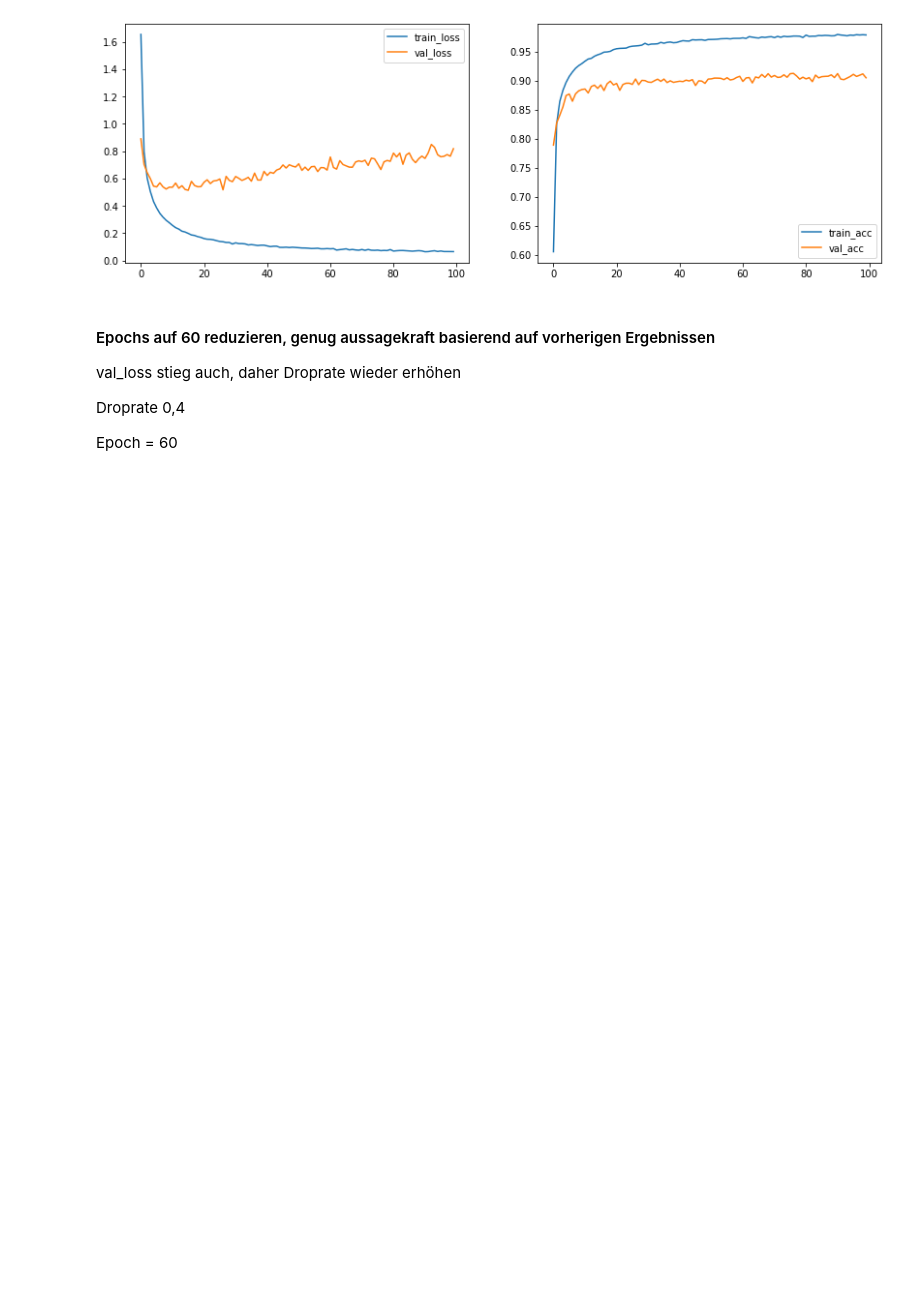
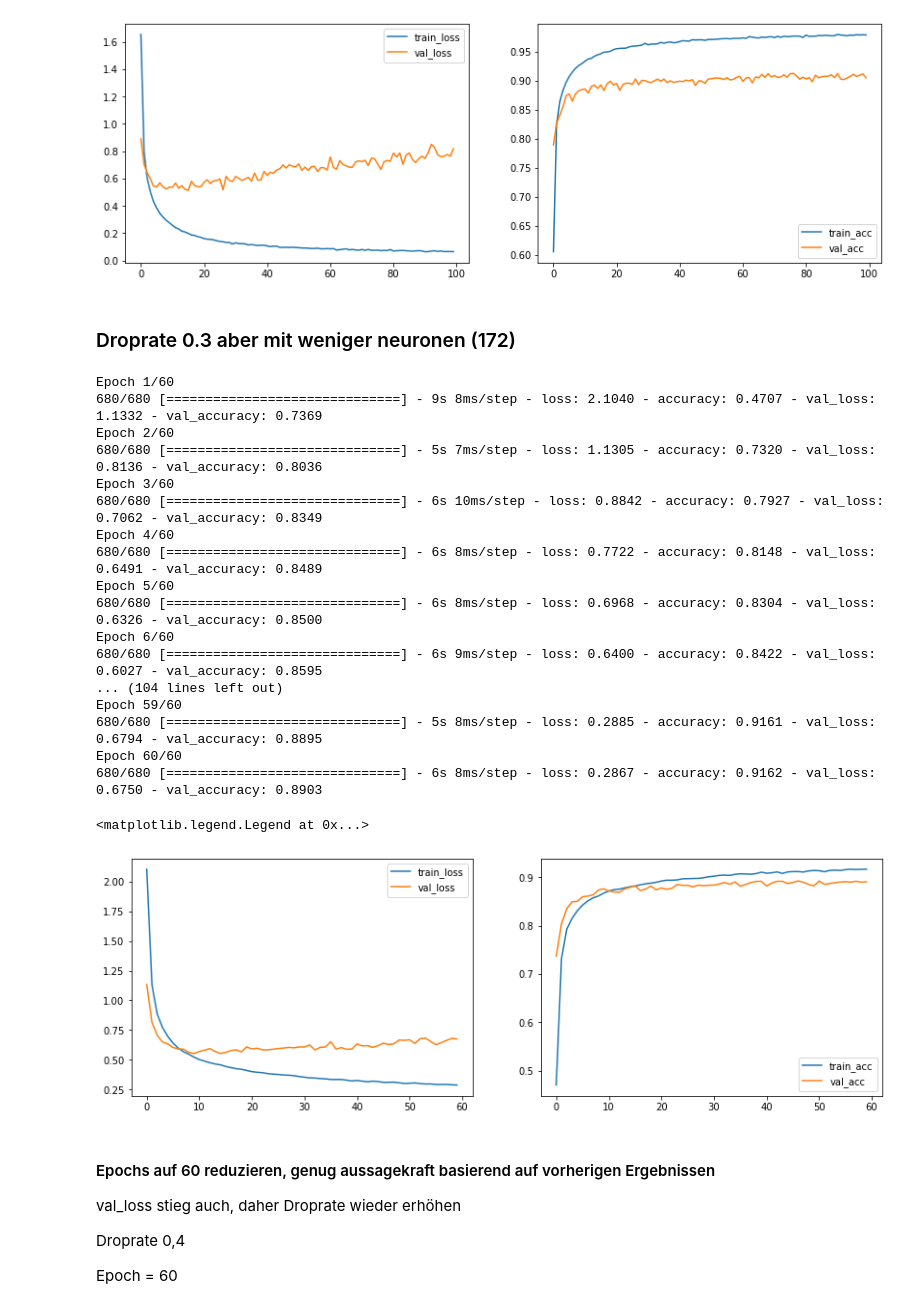
Before and after one commit to nmaaiken/neuro_modularbeit, a Jupyter notebook: 1_Hidden_Layer.ipynb, the cells around one changed output. Saved outputs shown, nothing was run; the diff lists cells and outputs as text; code cells hidden in the pictures; blank space fills up the shorter version.

```diff
--- a/1_Hidden_Layer.ipynb
+++ b/1_Hidden_Layer.ipynb
@@ -402,6 +510,62 @@ Epoch 100/100
 680/680 [==============================] - 8s 11ms/step - loss: 0.0652 - accuracy: 0.9793 - val_loss: 0.8178 - val_accuracy: 0.9053
 <matplotlib.legend.Legend at 0x...>
 [figure]
+# %% [markdown]
+### Droprate 0.3 aber mit weniger neuronen (172)
+# %%
+# Definition Topologie des Netzes
+three_layer_mlp_dropout_30 = Sequential()
+three_layer_mlp_dropout_30.add(Dense(172, activation ='relu', input_dim=1024))
+three_layer_mlp_dropout_30.add(Dropout(0.3))
+three_layer_mlp_dropout_30.add(Dense(43, activation='softmax'))
+
+#Lernprozess konfigurieren
+three_layer_mlp_dropout_30.compile(loss='categorical_crossentropy',
+              optimizer='adam',
+              metrics=['accuracy'])
+
+
+# Modell trainieren
+three_layer_mlp_dropout_30_history = three_layer_mlp_dropout_30.fit(x_train_gray, y_train_gray,
+          epochs=60, #Anzahl Trainingsepochen
+          batch_size=128, #Batch-Size
+          verbose=1,
+          validation_data=(x_test_gray, y_test_gray))
+
+
+#plt.plot(dnn_no_dropout_history.history['accuracy'], label='train_acc')
+#plt.plot(dnn_no_dropout_history.history['val_accuracy'], label='val_acc')
+plt.figure(figsize=(14,10))
+
+plt.subplot(221)
+plt.plot(three_layer_mlp_dropout_30_history.history['loss'], label='train_loss')
+plt.plot(three_layer_mlp_dropout_30_history.history['val_loss'], label='val_loss')
+plt.legend(['train_loss', 'val_loss'])
+
+plt.subplot(222)
+plt.plot(three_layer_mlp_dropout_30_history.history['accuracy'], label='train_acc')
+plt.plot(three_layer_mlp_dropout_30_history.history['val_accuracy'], label='val_acc')
+plt.legend(['train_acc', 'val_acc'])
+# %% [output]
+Epoch 1/60
+680/680 [==============================] - 9s 8ms/step - loss: 2.1040 - accuracy: 0.4707 - val_loss: 1.1332 - val_accuracy: 0.7369
+Epoch 2/60
+680/680 [==============================] - 5s 7ms/step - loss: 1.1305 - accuracy: 0.7320 - val_loss: 0.8136 - val_accuracy: 0.8036
+Epoch 3/60
+680/680 [==============================] - 6s 10ms/step - loss: 0.8842 - accuracy: 0.7927 - val_loss: 0.7062 - val_accuracy: 0.8349
+Epoch 4/60
+680/680 [==============================] - 6s 8ms/step - loss: 0.7722 - accuracy: 0.8148 - val_loss: 0.6491 - val_accuracy: 0.8489
+Epoch 5/60
+680/680 [==============================] - 6s 8ms/step - loss: 0.6968 - accuracy: 0.8304 - val_loss: 0.6326 - val_accuracy: 0.8500
+Epoch 6/60
+680/680 [==============================] - 6s 9ms/step - loss: 0.6400 - accuracy: 0.8422 - val_loss: 0.6027 - val_accuracy: 0.8595
+... (104 lines left out)
+Epoch 59/60
+680/680 [==============================] - 5s 8ms/step - loss: 0.2885 - accuracy: 0.9161 - val_loss: 0.6794 - val_accuracy: 0.8895
+Epoch 60/60
+680/680 [==============================] - 6s 8ms/step - loss: 0.2867 - accuracy: 0.9162 - val_loss: 0.6750 - val_accuracy: 0.8903
+<matplotlib.legend.Legend at 0x...>
+[figure, added]
 # %% [markdown]
 #### Epochs auf 60 reduzieren, genug aussagekraft basierend auf vorherigen Ergebnissen
 
```
Also changed, not shown: parts of 13 cells of this notebook, 3 other files.
